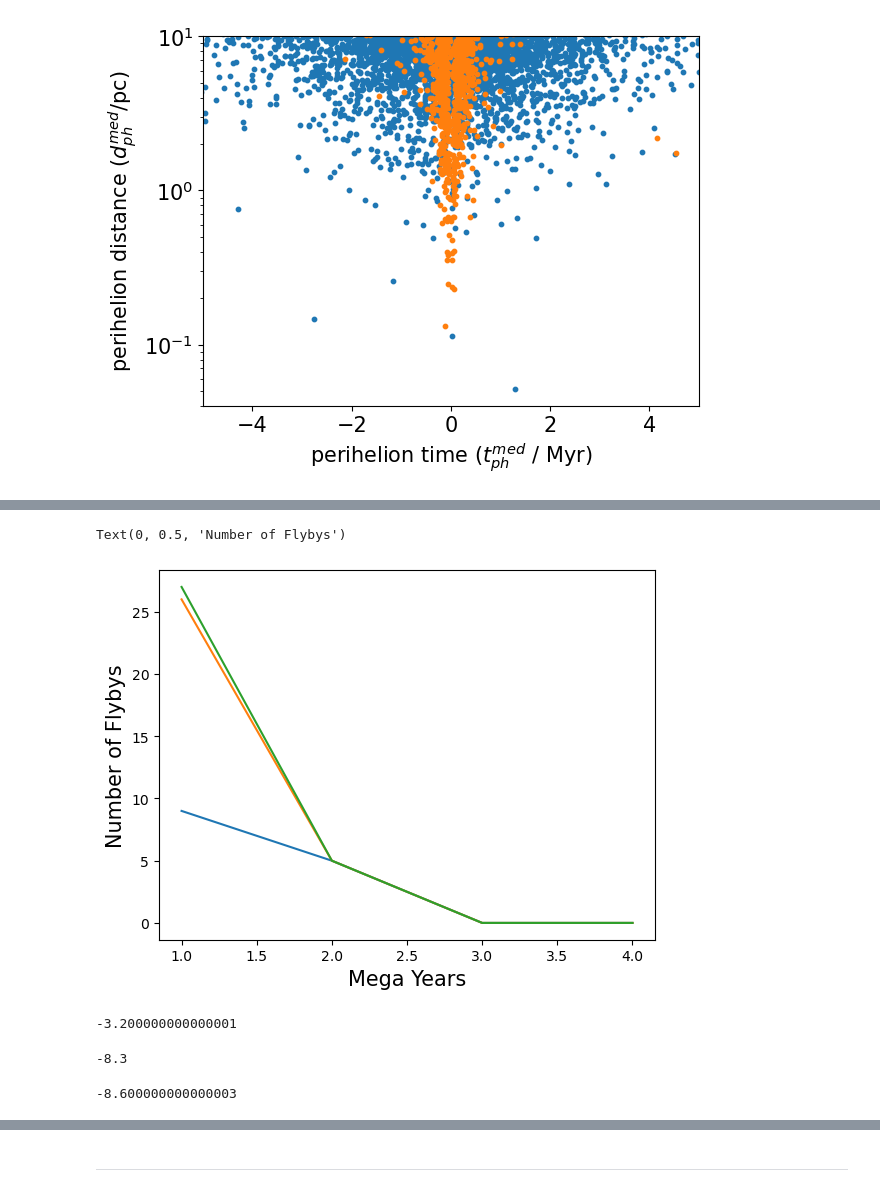
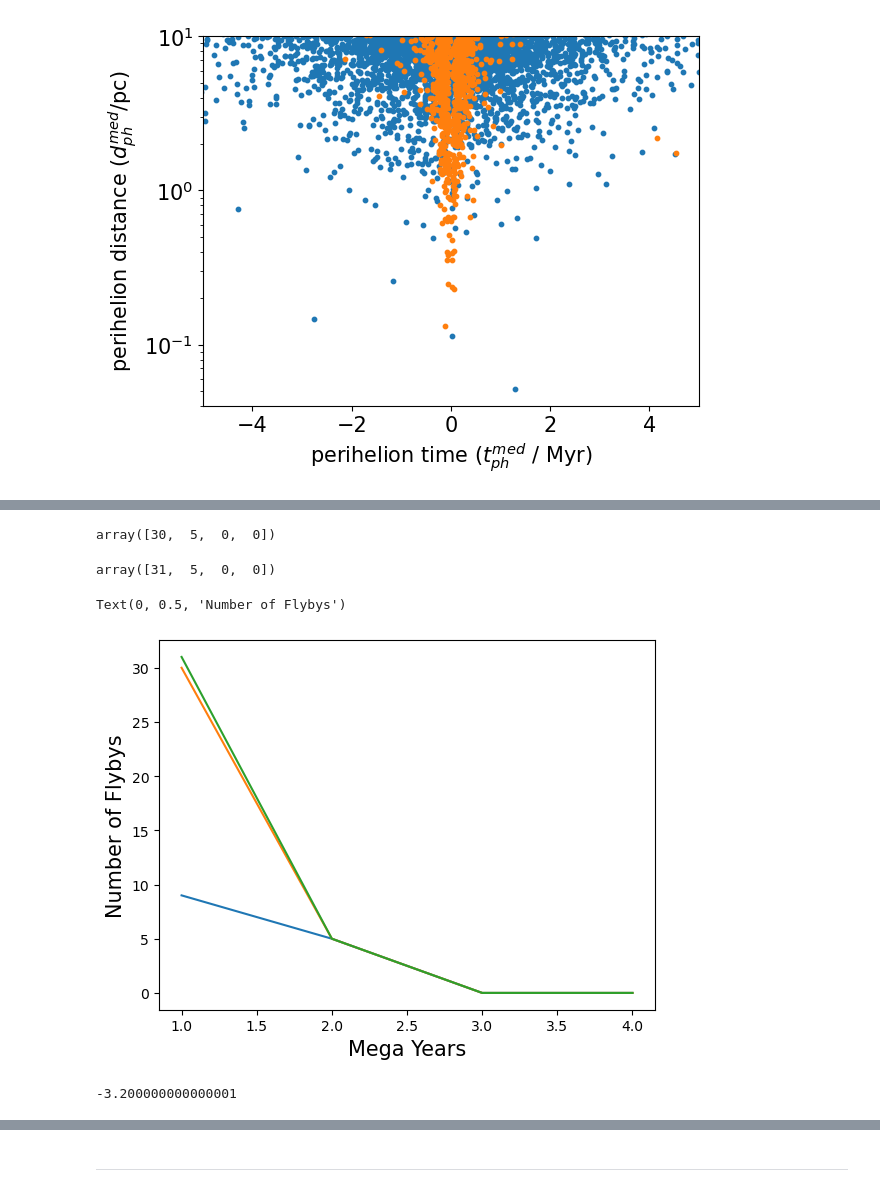
Before and after one commit to emcarthur123/Gaia-Data-Stellar-Flybys, a Jupyter notebook: lowvtan.ipynb, the cells around one changed output, grey strips where cells are left out. Cells and saved outputs as stored; diff of their text form; code cells hidden in the pictures.

```diff
--- a/lowvtan.ipynb
+++ b/lowvtan.ipynb
@@ -594,8 +652,9 @@ number_of_flybys = np.hstack(empty_number_array)
 # %%
+## calculates the number of flybys ever mega year in the norm dist
 x= [1,2,3,4]
-empty_number_array2 = []
+norm_dist_array = []
 for i in x:
     flyby_number = -len(norm_dist_t_flyby[norm_dist_t_flyby <= (i - 1)]) + len(norm_dist_t_flyby[norm_dist_t_flyby<=i])
-    empty_number_array2.append(flyby_number)
-number_of_flybys2 = np.hstack(empty_number_array2)
+    norm_dist_array.append(flyby_number)
+number_of_flybys2 = np.hstack(norm_dist_array)
 # %%
@@ -615,12 +668,24 @@ UCD = [27,  5,  0,  0]
 # %%
-new = np.add(empty_number_array2,empty_number_array)
+Gaia_and_norm = np.add(Gaia_encounter_array,norm_dist_array)
+# %%
+Gaia_and_norm
+# %% [output]
+array([30,  5,  0,  0])
+# %%
+UCD = np.asarray([1,0,0,0])
+# %%
+Gaia_norm_ucd = np.add(Gaia_and_norm, UCD)
+# %%
+Gaia_norm_ucd
+# %% [output]
+array([31,  5,  0,  0])
 # %%
-plt.plot(Meg_year_regime, empty_number_array)
-plt.plot(Meg_year_regime, new)
-plt.plot(Meg_year_regime, UCD)
+plt.plot(Meg_year_regime, Gaia_encounter_array)
+plt.plot(Meg_year_regime, Gaia_and_norm)
+plt.plot(Meg_year_regime, Gaia_norm_ucd)
 plt.xlabel("Mega Years", fontsize = 15)
 plt.ylabel("Number of Flybys", fontsize = 15)
 # %% [output]
 Text(0, 0.5, 'Number of Flybys')
-[figure, old version]
+[figure, new version]
 # %%
@@ -630,7 +695,3 @@ slope
 # %% [output]
 -3.200000000000001
-# %%
-slope
-# %% [output]
--8.3
 # %%
@@ -638,4 +698,0 @@ slope, intercept = np.polyfit(Meg_year_regime, UCD, 1)
-# %%
-print(slope)
-# %% [output]
--8.600000000000003
```
Also changed, not shown: parts of 59 cells of this notebook, 11 other files.
